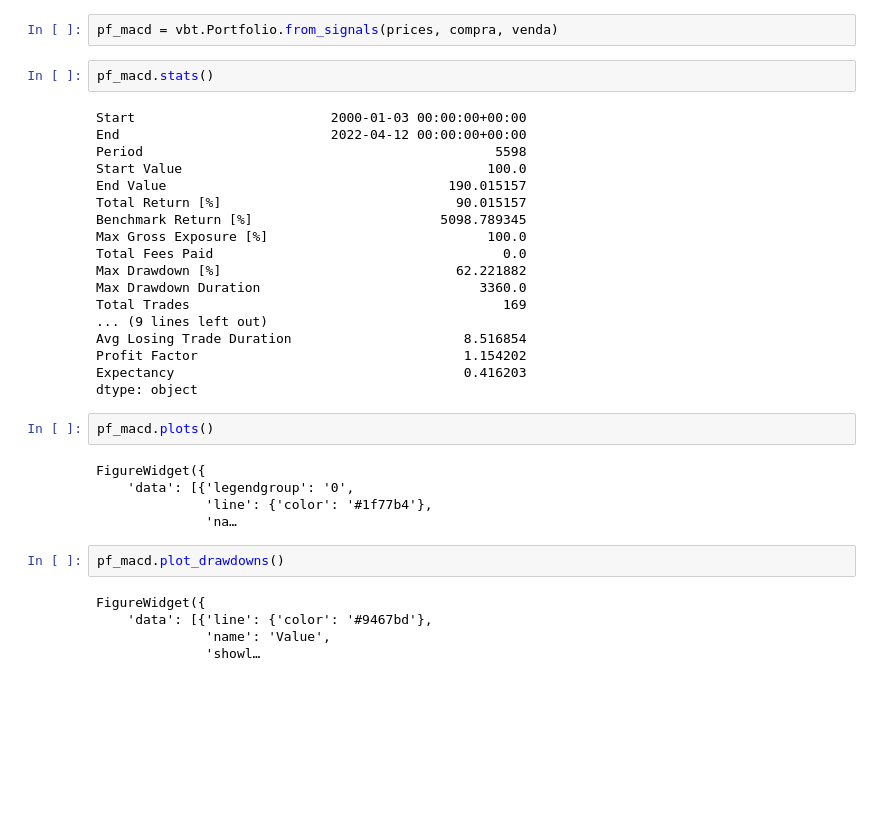
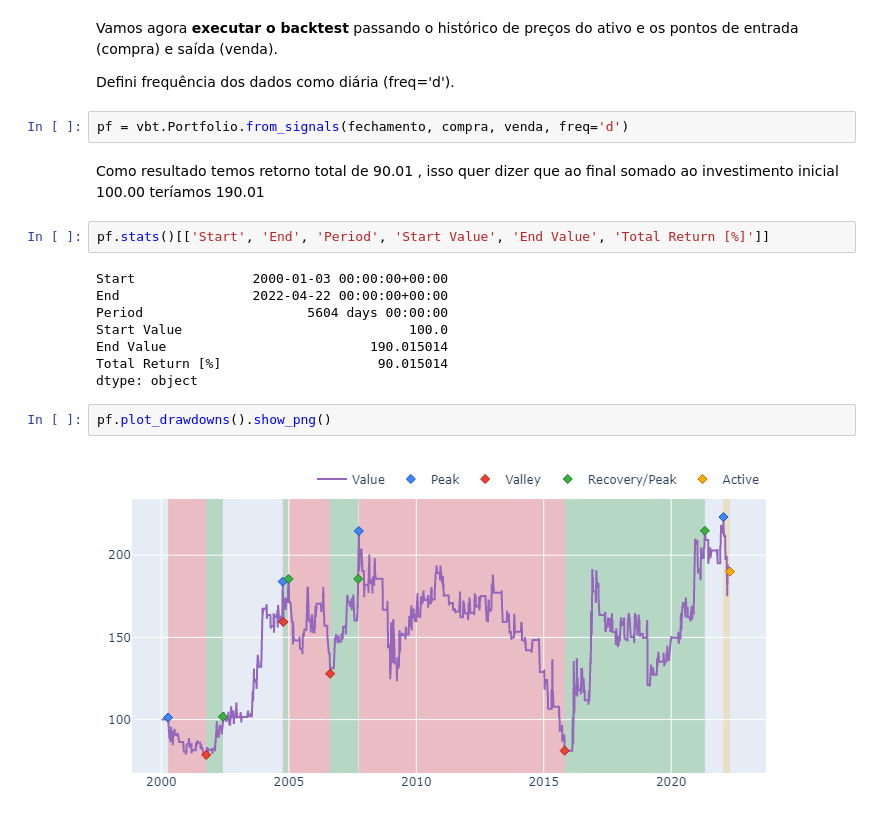
Before and after one commit to aceslima/python_vectorbt, a Jupyter notebook: MACD com Vectorbt.ipynb, the cells around one changed output. Drawn from its saved outputs; the diff is of its cells as text; blank space fills up the shorter version.

```diff
--- a/MACD com Vectorbt.ipynb
+++ b/MACD com Vectorbt.ipynb
@@ -84,37 +108,23 @@ compra = macd.macd_above(0) & macd.macd_above(macd.signal)
 venda = macd.macd_below(0) | macd.macd_below(macd.signal)
+# %% [markdown]
+Vamos agora **executar o backtest** passando o histórico de preços do ativo e os pontos de entrada (compra) e saída (venda).
+
+Defini frequência dos dados como diária (freq='d').
 # %%
-pf_macd = vbt.Portfolio.from_signals(prices, compra, venda)
+pf = vbt.Portfolio.from_signals(fechamento, compra, venda, freq='d')
+# %% [markdown]
+Como resultado temos retorno total de 90.01 , isso quer dizer que ao final somado ao investimento inicial 100.00 teríamos 190.01
 # %%
-pf_macd.stats()
+pf.stats()[['Start', 'End', 'Period', 'Start Value', 'End Value', 'Total Return [%]']]
 # %% [output]
-Start                         2000-01-03 00:00:00+00:00
-End                           2022-04-12 00:00:00+00:00
-Period                                             5598
-Start Value                                       100.0
-End Value                                    190.015157
-Total Return [%]                              90.015157
-Benchmark Return [%]                        5098.789345
-Max Gross Exposure [%]                            100.0
-Total Fees Paid                                     0.0
-Max Drawdown [%]                              62.221882
-Max Drawdown Duration                            3360.0
-Total Trades                                        169
-... (9 lines left out)
-Avg Losing Trade Duration                      8.516854
-Profit Factor                                  1.154202
-Expectancy                                     0.416203
+Start               2000-01-03 00:00:00+00:00
+End                 2022-04-22 00:00:00+00:00
+Period                     5604 days 00:00:00
+Start Value                             100.0
+End Value                          190.015014
+Total Return [%]                    90.015014
 dtype: object
-# %%
-pf_macd.plots()
-# %% [output]
-FigureWidget({
-    'data': [{'legendgroup': '0',
-              'line': {'color': '#1f77b4'},
-              'na…
 # %%
-pf_macd.plot_drawdowns()
+pf.plot_drawdowns().show_png()
 # %% [output]
-FigureWidget({
-    'data': [{'line': {'color': '#9467bd'},
-              'name': 'Value',
-              'showl…
+[figure, added]
```
Also changed, not shown: parts of 31 cells of this notebook.
